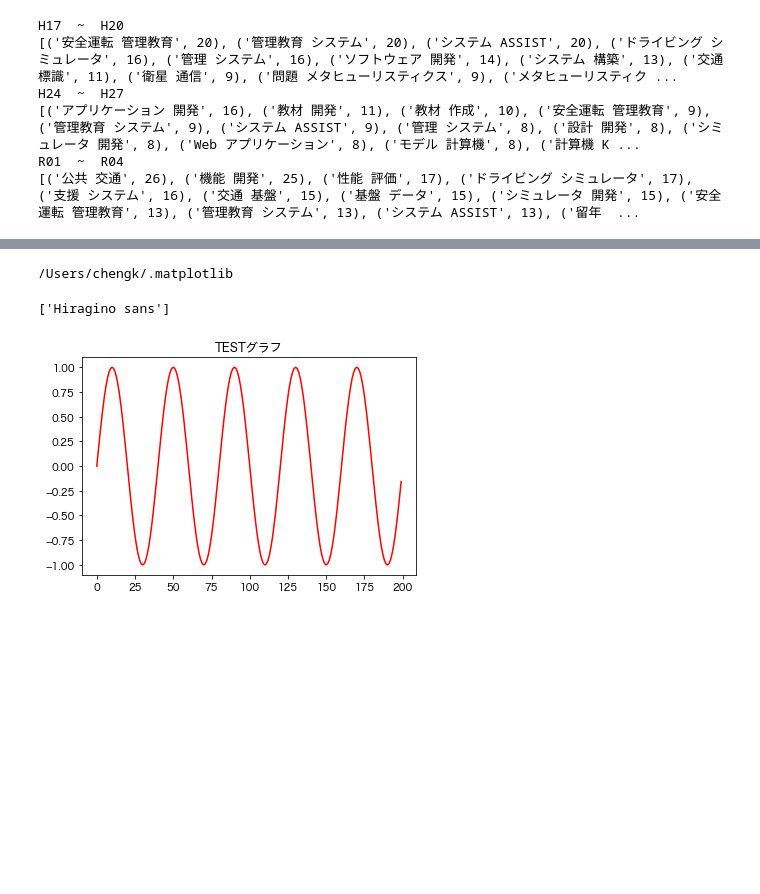
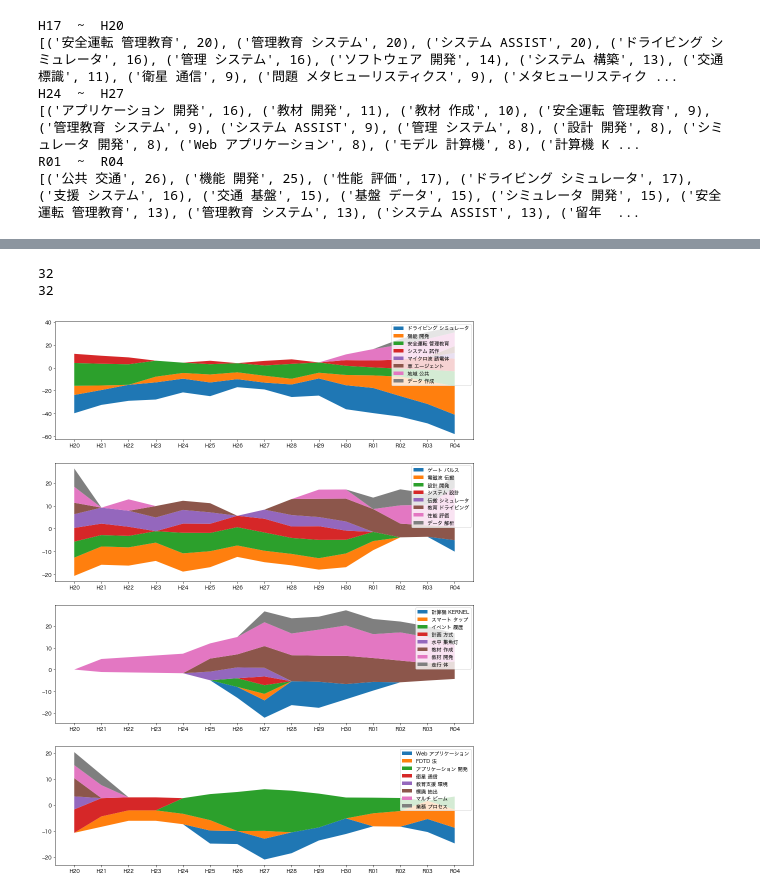
Before and after one commit to kuhaha/text_visualize, a Jupyter notebook: theme_evolution.ipynb, the cells around one changed output, grey strips where cells are left out. Cells and saved outputs as stored; diff of their text form; code cells hidden in the pictures; blank space fills up the shorter version.

```diff
--- a/theme_evolution.ipynb
+++ b/theme_evolution.ipynb
@@ -72,3 +72,9 @@ print(rs_m)
 # %% [output]
 ['研究', '室', '配属', '学生', '研究', '室', '理解', '深める', '情報', '共有', 'システム']
 ['研究室', '配属', '学生', '研究室', '理解', '深める', '情報共有', 'システム']
+# %%
+text ='人感センサーを利用した乗降客数計測Androidアプリケーションの開発'
+rs_j = wkt.word_seq(text,parser=janome)
+rs_m = wkt.word_seq(text,parser=mecab)
+print(rs_j)
+print(rs_m)
@@ -99,7 +108,7 @@ ngram(['a','b', 'c', 'g'], 3)
 # %% [output]
 ['a b c', 'b c g']
 # %%
-def topk(i, j, topn, lab="研", stopwords=0):
+def topk(df, i, j, topn, lab="研", stopwords=0):
     y1, y2 = years[i],years[j]
     df1 = None
     df1 = df[(df['研究室'].str.contains(lab)) & (df['年度']>=y1) & (df['年度']<=y2)]
@@ -280,19 +253,31 @@ plt.show()
-# %%
-import matplotlib
-print(matplotlib.get_configdir())
-# %% [output]
-/Users/chengk/.matplotlib
-# %%
-import matplotlib
-print(matplotlib.rcParams ['font.family'])
-# %% [output]
-['Hiragino sans']
-# %%
-import numpy as np
-import matplotlib.pyplot as plt
-s = np.sin(np.pi*np.arange(0.0, 10.0, 0.05))
-t = plt.plot(s, color='r')
-plt.title("TESTグラフ")
-plt.show()
-# %% [output]
-[figure, removed]
+# %%
+print(len(base))
+print(len(y[0]))
+# collections.Counter(base).most_common(1)
+# %% [output]
+32
+32
+# %%
+import matplotlib.pyplot as plt
+fig = plt.figure(figsize=[15,20])
+y_axis = [ [list(t)[i] for t in y ] for i,_ in enumerate(base)]
+
+ax = []
+n_fig = 4
+
+for i in range(n_fig):
+    ax.append(fig.add_subplot(n_fig,1,i+1) )
+
+d = 8
+
+for i in range(n_fig):
+    labels = list(base)[i*d:(i+1)*d]
+#     ax[i].legend(proxy, vol,prop = font1, loc='upper left', bbox_to_anchor=(0.01,1), ncol = 6)
+    ax[i].stackplot(x, *(y_axis[i*d:(i+1)*d]), labels=labels, baseline='wiggle')
+    ax[i].legend(loc='best')
+    # ax[i].set_xlabel('年度')
+    # ax[i].set_ylabel('使用頻度')
+
+plt.show()
+# %% [output]
+[figure, added]
```
Also changed, not shown: parts of 9 cells of this notebook, 1 other file.
